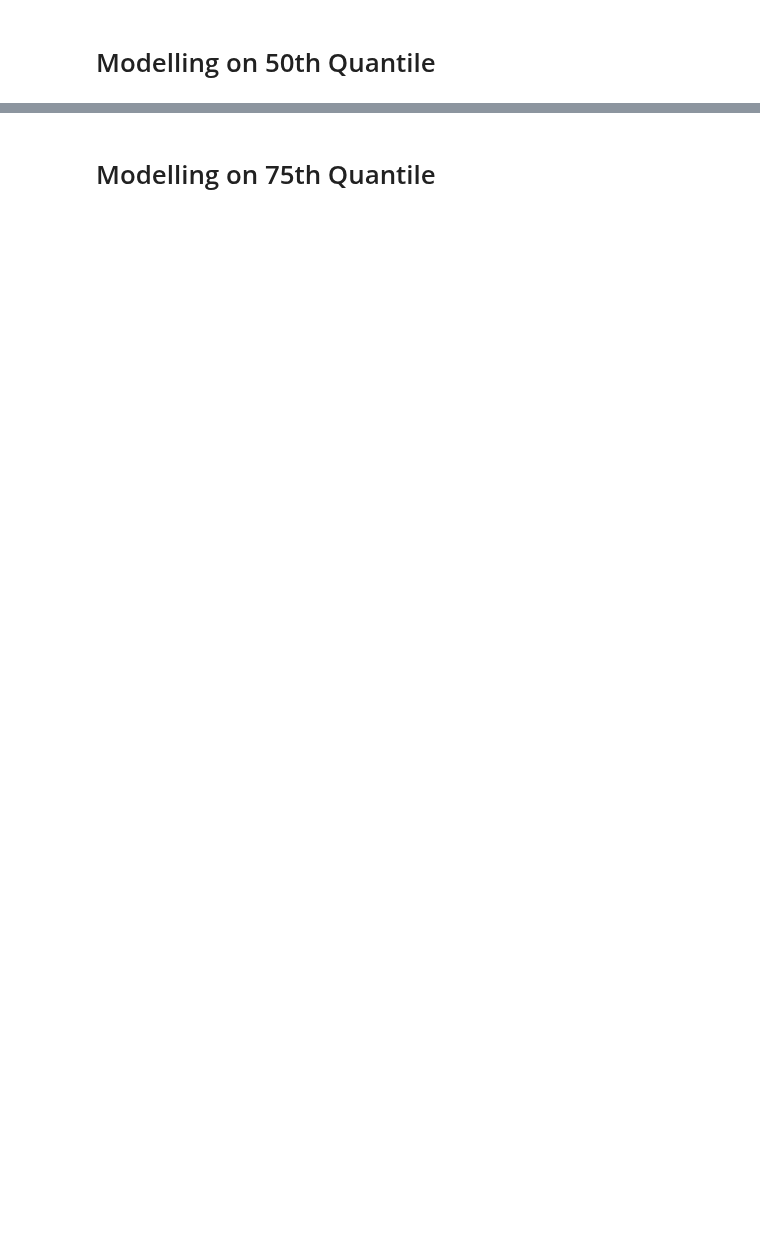
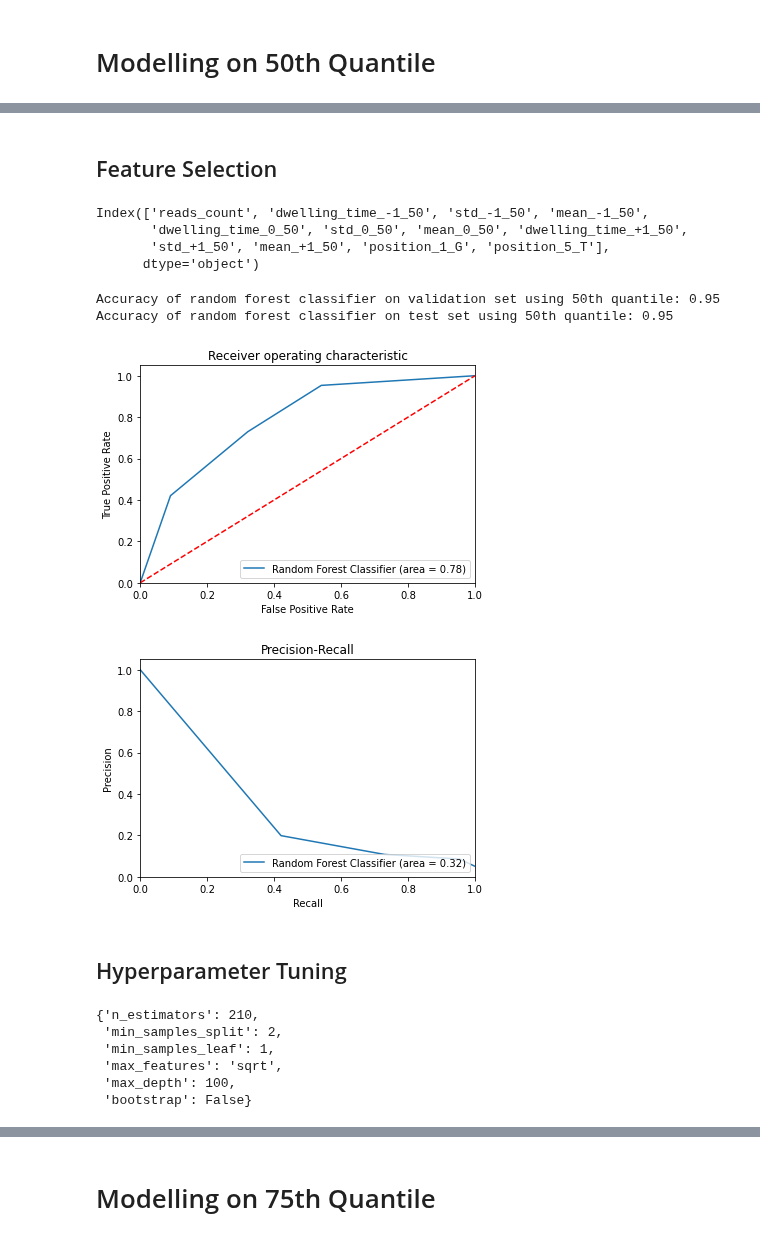
Before and after one commit to claudia-07/DSA4262-ACMXZ, a Jupyter notebook: modelling/rf_claudia.ipynb, the cells around one changed output, grey strips where cells are left out. Drawn from its saved outputs; the diff is of its cells as text; code cells hidden in the pictures; blank space fills up the shorter version.

```diff
--- a/modelling/rf_claudia.ipynb
+++ b/modelling/rf_claudia.ipynb
@@ -267,0 +267,32 @@ Accuracy of random forest classifier on test set using 50th quantile: 0.78
+# %% [markdown]
+## Feature Selection
+# %%
+rf_fs_50 = RandomForestClassifier(random_state = 1)
+rf_fs_50.fit(X_train_50, y_train)
+
+best_var_50 = var_selection(X_train_50, y_train, rf_fs_50)
+print(best_var_50)
+
+random_forest(X_train_50[list(best_var_50)], y_train, X_val_50[list(best_var_50)], y_val, X_test_50[list(best_var_50)], y_test, "50th quantile")
+# %% [output]
+Index(['reads_count', 'dwelling_time_-1_50', 'std_-1_50', 'mean_-1_50',
+       'dwelling_time_0_50', 'std_0_50', 'mean_0_50', 'dwelling_time_+1_50',
+       'std_+1_50', 'mean_+1_50', 'position_1_G', 'position_5_T'],
+      dtype='object')
+Accuracy of random forest classifier on validation set using 50th quantile: 0.95
+Accuracy of random forest classifier on test set using 50th quantile: 0.95
+[figure, added]
+[figure, added]
+# %% [markdown]
+## Hyperparameter Tuning
+# %%
+## Hyperparameter Tuning
+best_param_50 = params_tuning(random_grid, X_train_50[list(best_var_50)], y_train)
+best_param_50
+# %% [output]
+{'n_estimators': 210,
+ 'min_samples_split': 2,
+ 'min_samples_leaf': 1,
+ 'max_features': 'sqrt',
+ 'max_depth': 100,
+ 'bootstrap': False}
```
Also changed, not shown: parts of 31 cells of this notebook.
